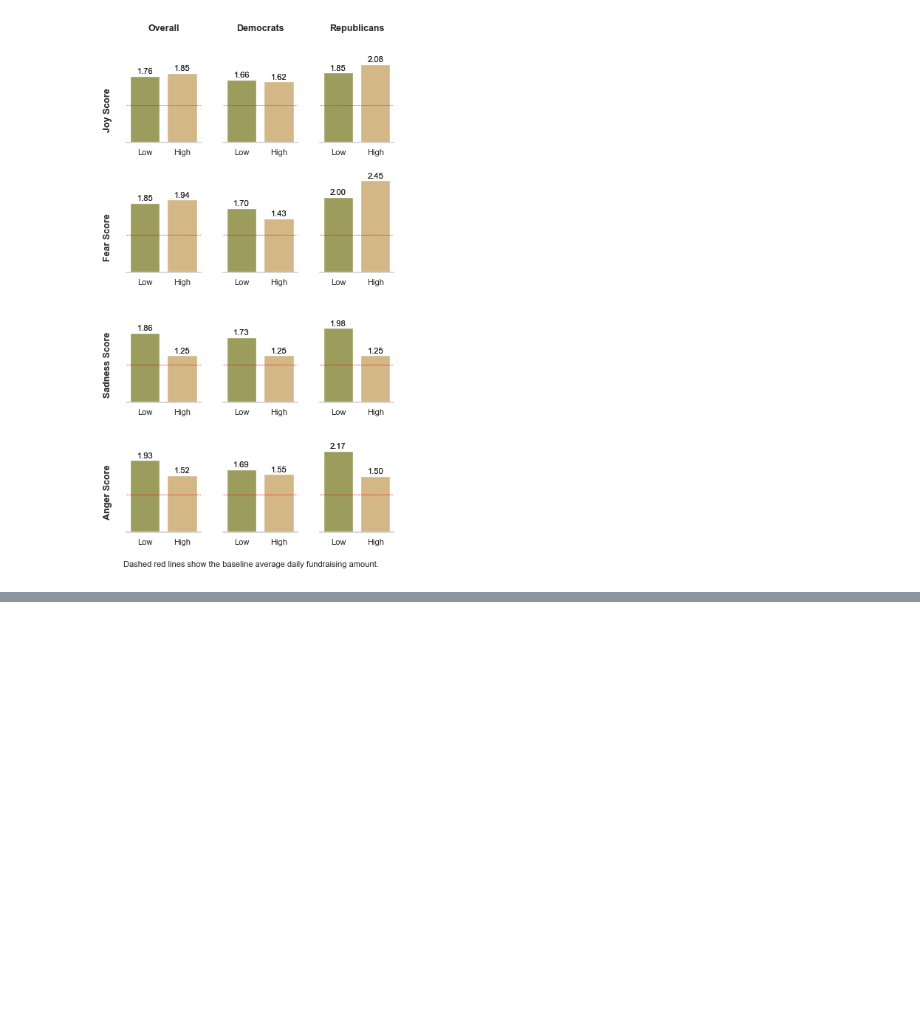
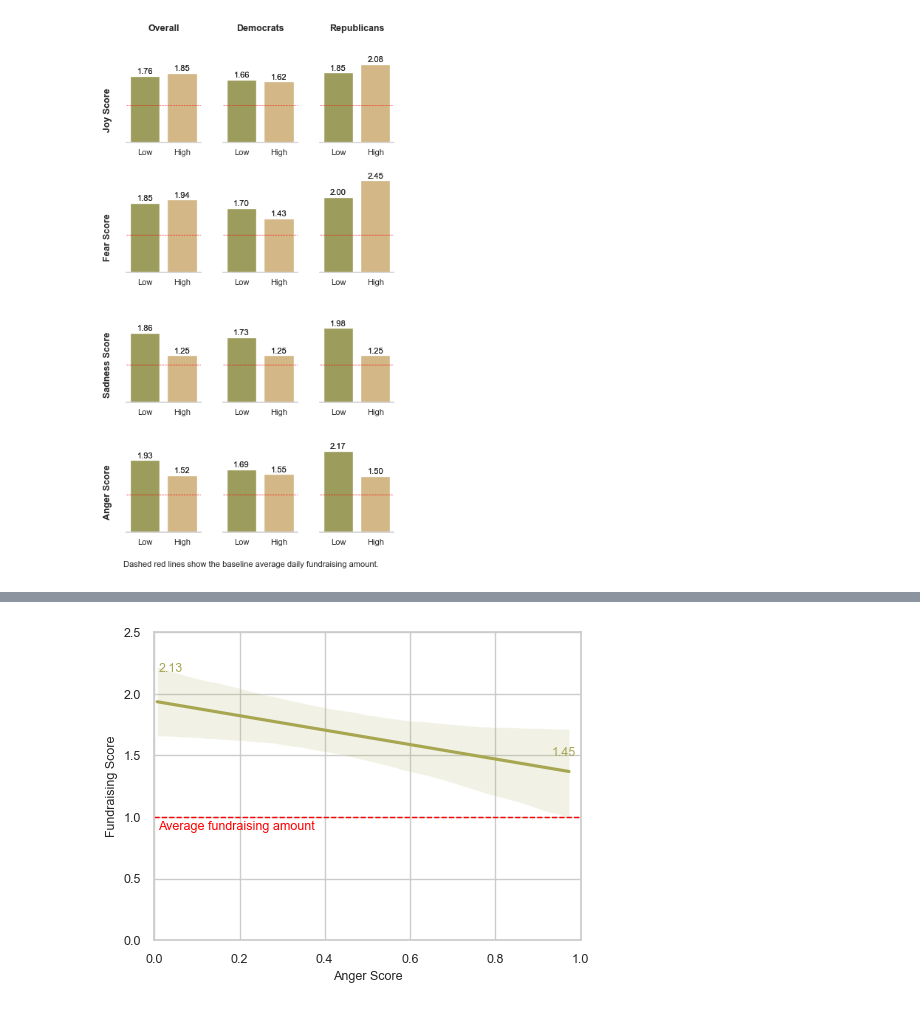
Before and after one commit to marobinette/cfd-project-ds1, a Jupyter notebook: notebooks/Matched_Politicians_EDA.ipynb, the cells around one changed output, grey strips where cells are left out. Cells and saved outputs as stored; diff of their text form; code cells hidden in the pictures; blank space fills up the shorter version.

Commit message:
First attempt at predictive linear regression plot for anger_score

```diff
--- a/notebooks/Matched_Politicians_EDA.ipynb
+++ b/notebooks/Matched_Politicians_EDA.ipynb
@@ -1928,0 +1906,96 @@ RuntimeError: `lowess=True` requires statsmodels, an optional dependency, to be
+# %%
+# FIGURE: ANGER SCORE VS FUNDRAISING SCORE REGRESSION
+
+# Set parameters
+anger_bins = 80           # Number of bins for anger_score
+clip_percentiles = (0, 1)  # Clip extreme month_daily_amount_score values
+degree = 1.5                # Polynomial degree for regression
+x_min = 0
+x_max = 1
+y_min = 0
+y_max = 2.5
+label_offset = 0.02
+
+# Keep only positive month_daily_amount_score values
+df = joined_score_df[joined_score_df['month_daily_amount_score'] > 0].copy()
+
+# Clip extreme values
+lower, upper = df['month_daily_amount_score'].quantile(clip_percentiles)
+df['month_daily_amount_clipped'] = df['month_daily_amount_score'].clip(lower, upper)
+
+# Bin anger_score
+df['anger_bin'] = pd.cut(df['anger_score'], bins=anger_bins)
+
+# Compute mean per bin
+binned_means = df.groupby('anger_bin', observed=True)['month_daily_amount_clipped'].mean().reset_index()
+
+# Convert interval bins to midpoints for plotting
+binned_means['anger_bin_mid'] = binned_means['anger_bin'].apply(lambda x: x.mid)
+
+# -----------------------------
+# DRAW PLOT
+# -----------------------------
+plt.figure(figsize=(5.5, 4))
+
+# Plot regression line
+# plt.plot(x_vals, y_vals, color=breakdown_color1)
+
+# Set manual axis limits
+plt.xlim(x_min, x_max)
+plt.ylim(y_min, y_max)
+
+# -----------------------------
+# FIT POLYNOMIAL
+# -----------------------------
+# coeffs = np.polyfit(binned_means['anger_bin_mid'], binned_means['month_daily_amount_clipped'], degree)
+# poly = np.poly1d(coeffs)
+
+sns.regplot(
+    x='anger_bin_mid',
+    y='month_daily_amount_clipped',
+    data=binned_means,
+    scatter=False,        # No points
+    ci=95,                # 95% confidence interval
+    order=degree,         # Polynomial degree
+    color=breakdown_color1
+)
+
+# Generate x-values spanning full x_min to x_max
+x_vals = np.linspace(x_min, x_max, 500)
+y_vals = poly(x_vals)
+
+# Axis labels
+plt.xlabel('Anger Score', fontsize=axis_labelsize)
+plt.ylabel('Fundraising Score', fontsize=axis_labelsize)
+
+# Set tick label font size
+plt.xticks(fontsize=axis_labelsize)
+plt.yticks(fontsize=axis_labelsize)
+
+# Add data labels at endpoints
+plt.text(x_vals[0] + 0.01, y_vals[0] + label_offset, f"{y_vals[0]:.2f}",
+         fontsize=axis_labelsize, va='bottom', ha='left', color=breakdown_color1)
+plt.text(x_vals[-1] - 0.01, y_vals[-1] + label_offset, f"{y_vals[-1]:.2f}",
+         fontsize=axis_labelsize, va='bottom', ha='right', color=breakdown_color1)
+
+# Draw horizontal reference line at y=1.0
+plt.axhline(y=1.0, color='red', linestyle='--', linewidth=1)
+
+# Add label just below the line, aligned to the left
+plt.text(x_min + 0.01, 1.0 - 0.03, "Average fundraising amount",
+         color='red', fontsize=axis_labelsize, va='top', ha='left')
+
+# Add caption below the plot
+g.fig.text(
+    0.005,
+    -0.04,
+    "Caption",
+    ha='left',
+    va='bottom',
+    fontsize=caption_size,
+    color='#222222'
+)
+
+plt.show()
+# %% [output]
+[figure, added]
```
Also changed, not shown: parts of 2 cells of this notebook.
